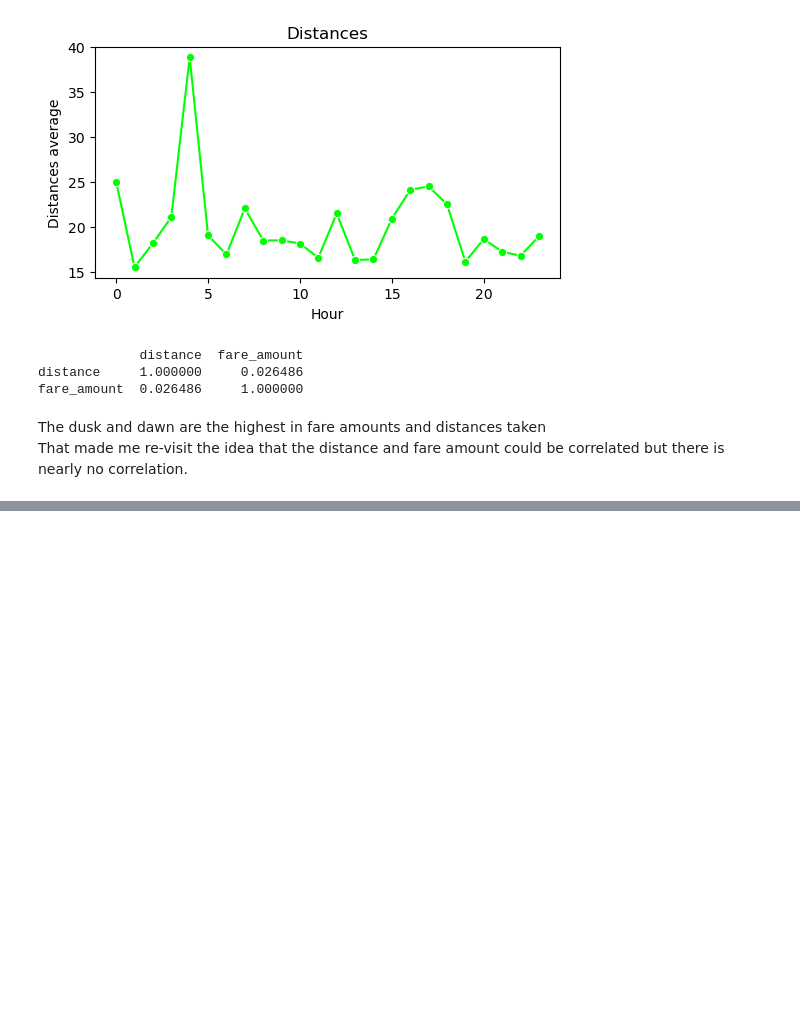
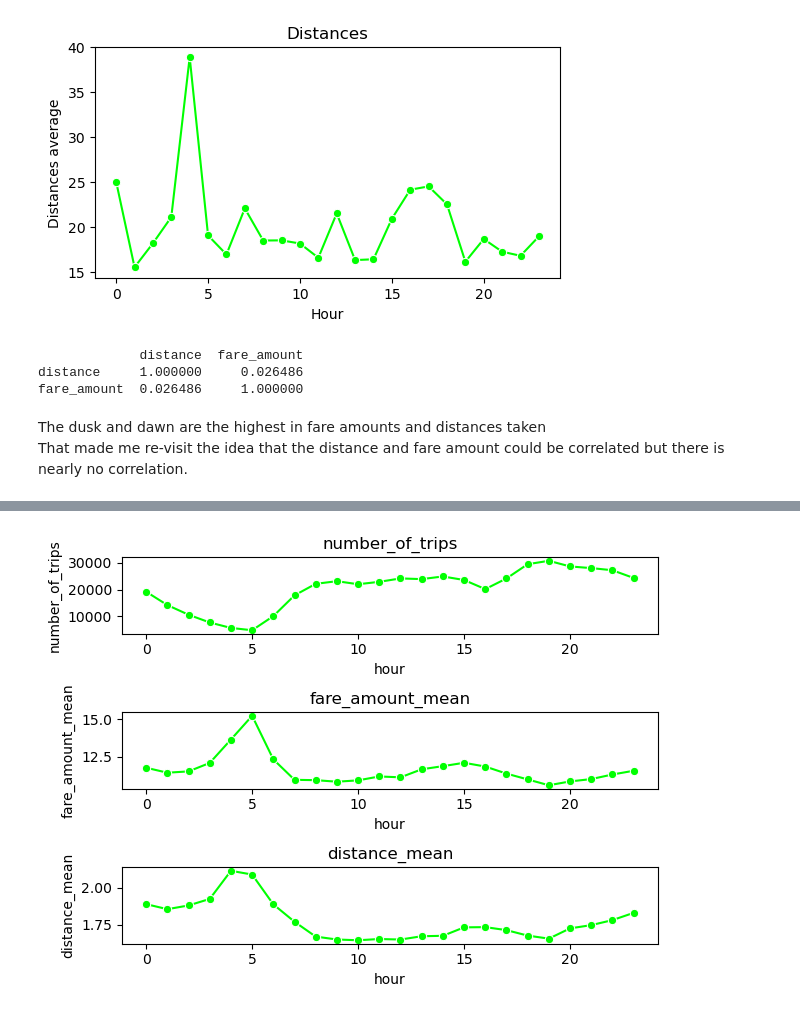
Before and after one commit to zizoisprogramming/Car-travels, a Jupyter notebook: car_travels.ipynb, the cells around one changed output, grey strips where cells are left out. Saved outputs shown, nothing was run; the diff lists cells and outputs as text; code cells hidden in the pictures; blank space fills up the shorter version.

```diff
--- a/car_travels.ipynb
+++ b/car_travels.ipynb
@@ -133,6 +133,10 @@ def sqrt_scale(y):
 # %%
 def set_title_(axes, i, column):
     axes[i].set_title(column)
+# %%
+def set_labels_(axes, i, label_x, label_y):
+    axes[i].set_xlabel(label_x)
+    axes[i].set_ylabel(label_y)
 # %%
 fig, ax = plt.subplots(nrows= 2, ncols= 2, figsize=(12, 6))
 ax = ax.flatten()
@@ -846,0 +867,37 @@ That made me re-visit the idea that the distance and fare amount could be correl
+# %%
+trips_per_hour_0 = data_nona_0.groupby('hour').agg({
+        'hour' : 'count',
+        'fare_amount':['mean','std'],
+        'passenger_count':['mean','std'],
+        'distance':['mean','std'],
+        'jfk_dist':['mean','std']
+    }).reset_index()
+trips_per_hour_0.columns = ['hour','number_of_trips' ,
+                          'fare_amount_mean', 'fare_amount_std',
+                          'passenger_count_mean', 'passenger_count_std',
+                          'distance_mean', 'distance_std',
+                          'jfk_dist_mean', 'jfk_dist_std']
+trips_per_hour_1 = data_nona_1.groupby('hour').agg({
+        'hour' : 'count',
+        'fare_amount':['mean','std'],
+        'passenger_count':['mean','std'],
+        'distance':['mean','std'],
+        'jfk_dist':['mean','std']
+    }).reset_index()
+trips_per_hour_1.columns = ['hour','number_of_trips' ,
+                          'fare_amount_mean', 'fare_amount_std',
+                          'passenger_count_mean', 'passenger_count_std',
+                          'distance_mean', 'distance_std',
+                          'jfk_dist_mean', 'jfk_dist_std']
+# %%
+fig, axes= plt.subplots(nrows=3, ncols= 1)
+plot_cols = ['number_of_trips','fare_amount_mean','distance_mean']
+for i, ax in enumerate(axes):
+    sns.lineplot(x= trips_per_hour_0['hour'], y= trips_per_hour_0[plot_cols[i]],ax=ax ,marker='o', color='lime')
+    set_title_(axes= axes, i= i, column=plot_cols[i])
+    set_labels_(axes= axes, i= i, label_x= 'hour', label_y= plot_cols[i])
+
+plt.tight_layout()
+plt.show()
+# %% [output]
+[figure, added]
```
Also changed, not shown: parts of 9 cells of this notebook.
